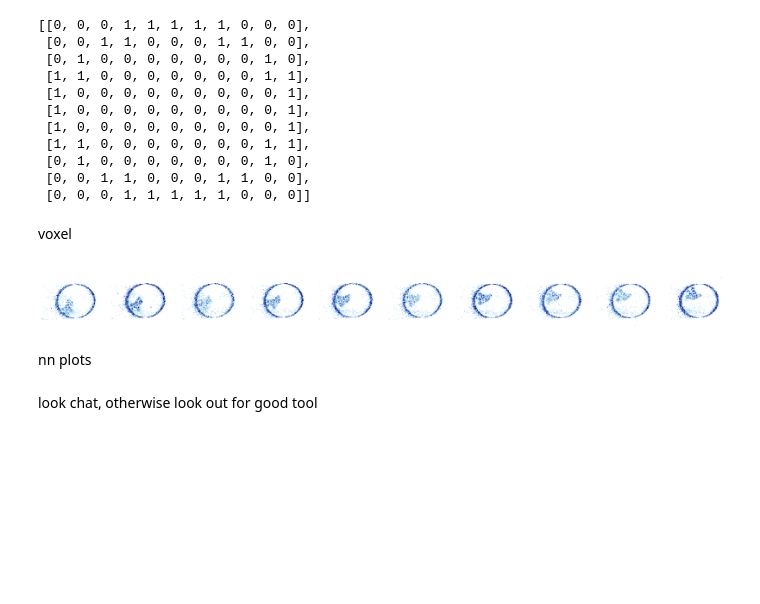
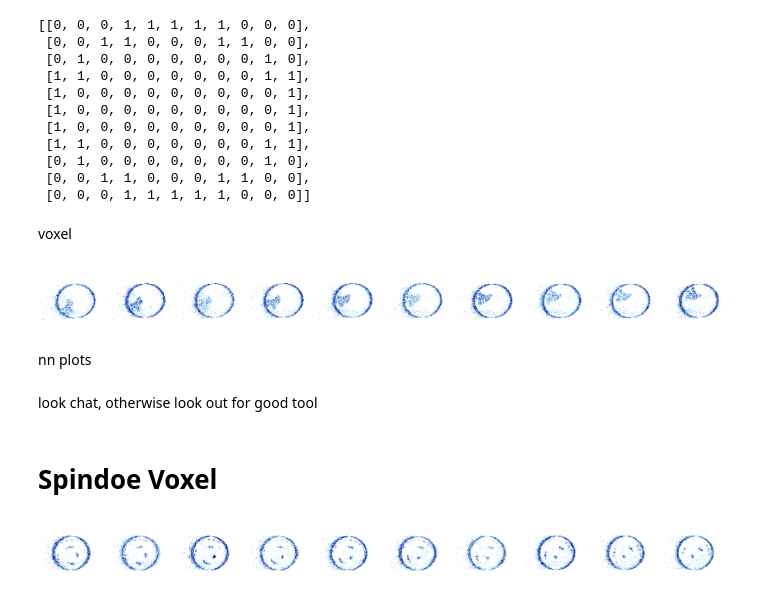
Before and after one commit to leviN1998/Master_Thesis, a Jupyter notebook: notebooks/figures/4.0-lk-methodology.ipynb, the cells around one changed output. Saved outputs shown, nothing was run; the diff lists cells and outputs as text; code cells hidden in the pictures; blank space fills up the shorter version.

```diff
--- a/notebooks/figures/4.0-lk-methodology.ipynb
+++ b/notebooks/figures/4.0-lk-methodology.ipynb
@@ -226,3 +227,24 @@ plt.show()
 nn plots
 # %% [markdown]
 look chat, otherwise look out for good tool
+# %% [markdown]
+# Spindoe Voxel
+# %%
+sim_2_path = "/data/lkolmar/datasets/spindoe_topspin/preprocessed/00024/00024_roi.hdf5"
+buf = eventIO.load_hdf5(sim_2_path)
+events = eventIO.buffer_to_array(buf)
+sequence_sim_2 = event_representations.create_sequence(events, time_window=5000, num_bins=10)
+images = sequence_sim_2[3]
+# %%
+fig, axes = plt.subplots(1, 10, figsize=(20, 2), dpi=300, facecolor='white')  # 1 Zeile, 10 Spalten
+colors = ["white", "#89CFF0", "#00008B"]
+cmap = LinearSegmentedColormap.from_list("white_blue", colors)
+for ax, img in zip(axes, images):
+    low, high = np.percentile(img, [1, 99])
+    ax.imshow(img, interpolation='nearest', vmin=low, vmax=high, cmap=cmap)
+    ax.axis("off")
+
+plt.tight_layout()
+plt.show()
+# %% [output]
+[figure, added]
```
Also changed, not shown: parts of 2 cells of this notebook, 3 other files.
